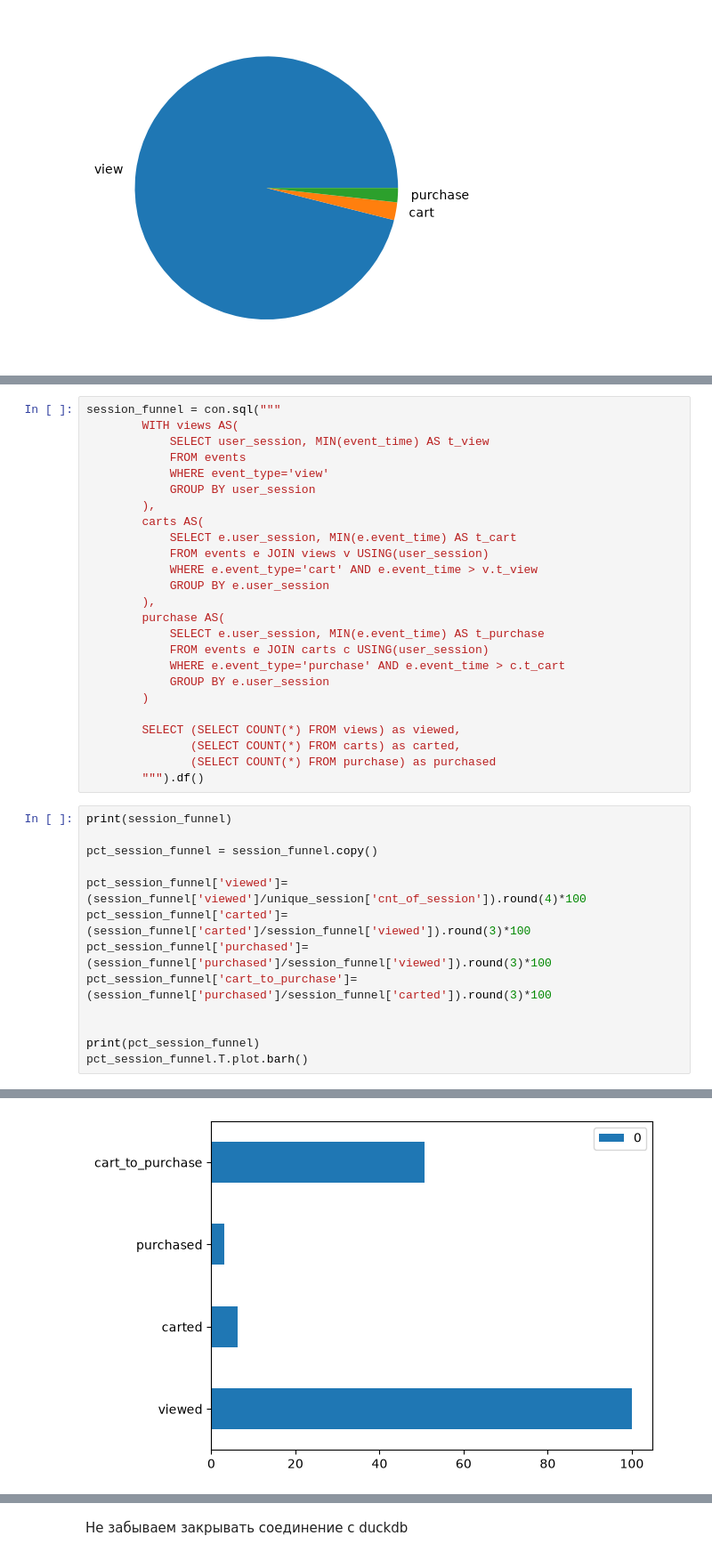
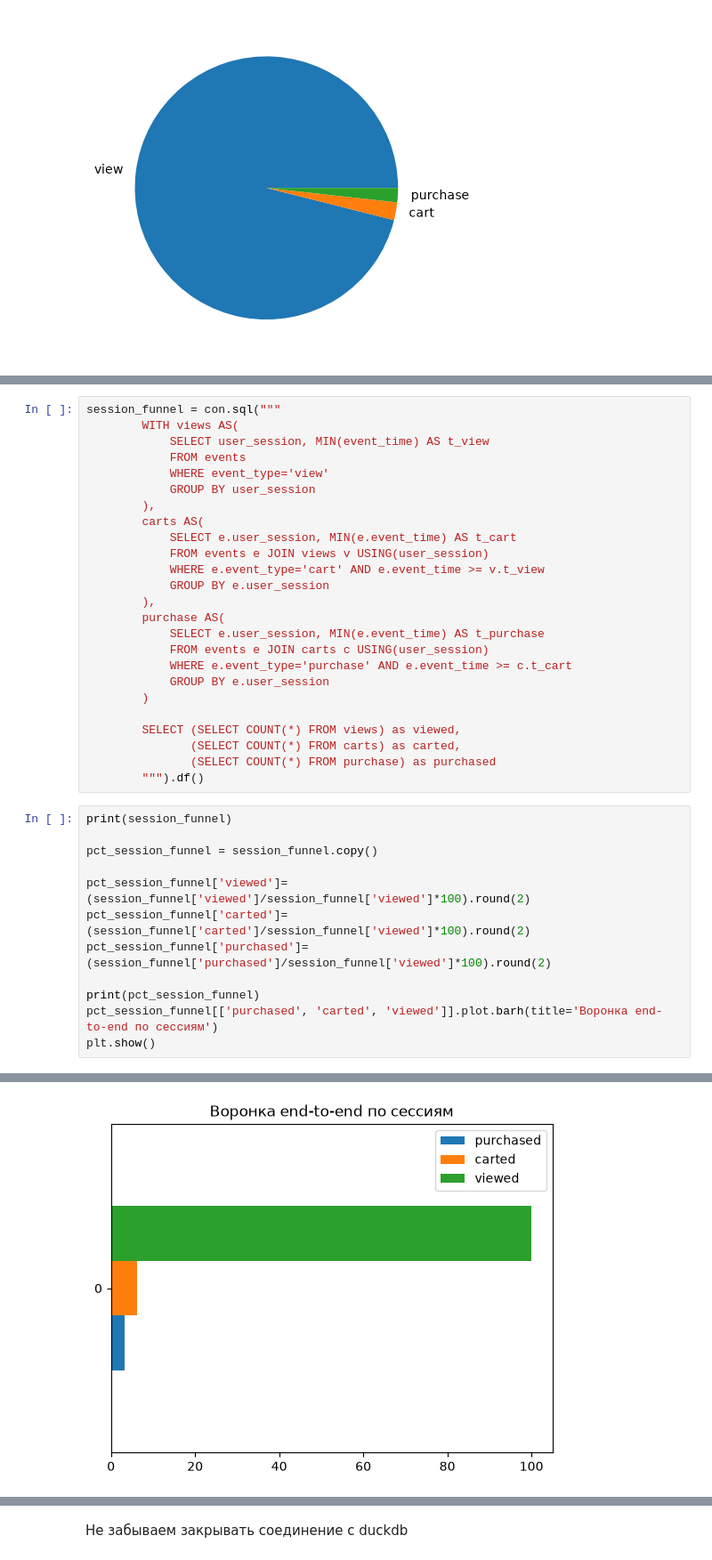
Before and after one commit to AlkhovskiiKY/ecommerce-eda-retention, a Jupyter notebook: eda.ipynb, the cells around one changed output, grey strips where cells are left out. Shown at 89% size. Cells and saved outputs as stored; diff of their text form.

```diff
--- a/eda.ipynb
+++ b/eda.ipynb
@@ -224,13 +294,13 @@ session_funnel = con.sql("""
         carts AS(
             SELECT e.user_session, MIN(e.event_time) AS t_cart
             FROM events e JOIN views v USING(user_session)
-            WHERE e.event_type='cart' AND e.event_time > v.t_view
+            WHERE e.event_type='cart' AND e.event_time >= v.t_view
             GROUP BY e.user_session
         ),
         purchase AS(
             SELECT e.user_session, MIN(e.event_time) AS t_purchase
             FROM events e JOIN carts c USING(user_session)
-            WHERE e.event_type='purchase' AND e.event_time > c.t_cart
+            WHERE e.event_type='purchase' AND e.event_time >= c.t_cart
             GROUP BY e.user_session
         )
 
@@ -243,13 +313,12 @@ print(session_funnel)
 
 pct_session_funnel = session_funnel.copy()
 
-pct_session_funnel['viewed']=(session_funnel['viewed']/unique_session['cnt_of_session']).round(4)*100
-pct_session_funnel['carted']=(session_funnel['carted']/session_funnel['viewed']).round(3)*100
-pct_session_funnel['purchased']=(session_funnel['purchased']/session_funnel['viewed']).round(3)*100
-pct_session_funnel['cart_to_purchase']=(session_funnel['purchased']/session_funnel['carted']).round(3)*100
-
+pct_session_funnel['viewed']=(session_funnel['viewed']/session_funnel['viewed']*100).round(2)
+pct_session_funnel['carted']=(session_funnel['carted']/session_funnel['viewed']*100).round(2)
+pct_session_funnel['purchased']=(session_funnel['purchased']/session_funnel['viewed']*100).round(2)
 
 print(pct_session_funnel)
-pct_session_funnel.T.plot.barh()
+pct_session_funnel[['purchased', 'carted', 'viewed']].plot.barh(title='Воронка end-to-end по сессиям')
+plt.show()
 # %% [output]
     viewed  carted  purchased
@@ -260 +328 @@ pct_session_funnel.T.plot.barh()
-[figure, old version]
+[figure, new version]
```
Also changed, not shown: parts of 24 cells of this notebook, 1 other file.
